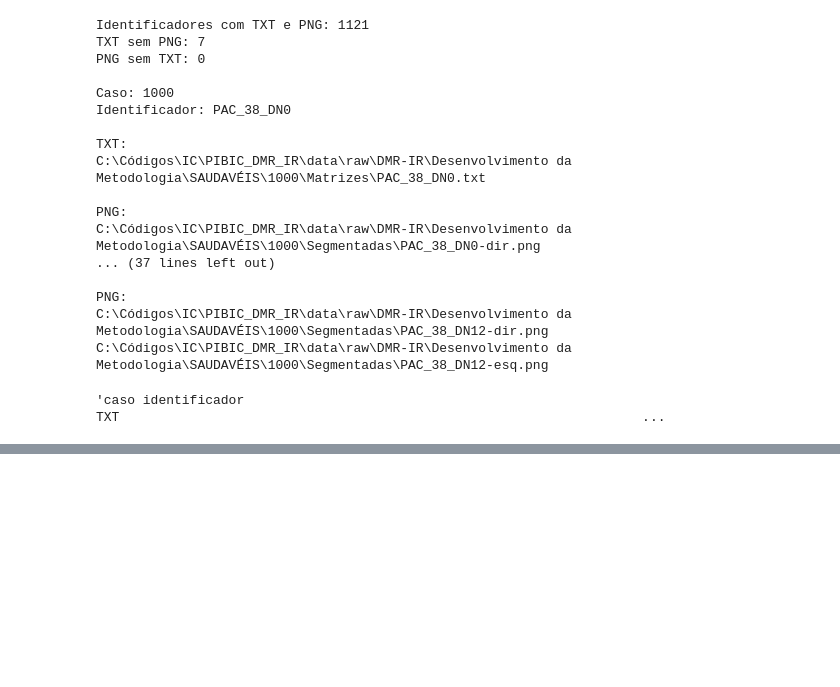
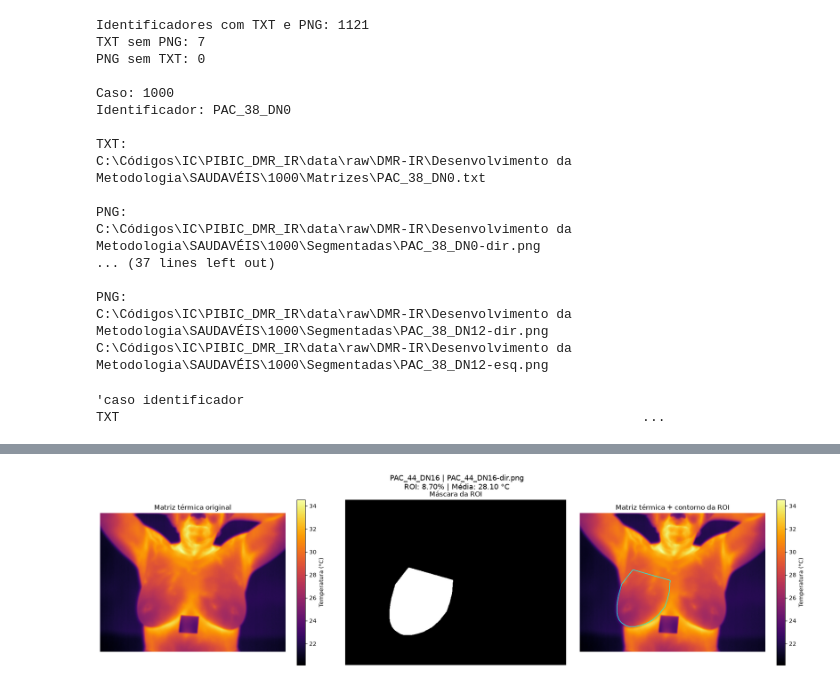
Before and after one commit to anaclaraxbj/PIBIC_DMR_IR, a Jupyter notebook: notebooks/exploração_inicial_DMR-IR.ipynb, the cells around one changed output, grey strips where cells are left out. Saved outputs shown, nothing was run; the diff lists cells and outputs as text; code cells hidden in the pictures; blank space fills up the shorter version.

```diff
--- a/notebooks/exploração_inicial_DMR-IR.ipynb
+++ b/notebooks/exploração_inicial_DMR-IR.ipynb
@@ -374,0 +732,94 @@ C:\Códigos\IC\PIBIC_DMR_IR\data\raw\DMR-IR\Desenvolvimento da Metodologia\SAUDA
+# %%
+import numpy as np
+import matplotlib.pyplot as plt
+from PIL import Image
+from pathlib import Path
+
+for _, registro in amostra_visual.iterrows():
+
+    identificador = registro["identificador"]
+    caso = str(registro["caso"])
+    nome_png = registro["PNG"]
+
+    # Localizar o registro correspondente
+    correspondencia = matching_df[
+        (matching_df["caso"].astype(str) == caso) &
+        (matching_df["identificador"] == identificador)
+    ]
+
+    if correspondencia.empty:
+        print(f"Correspondência não encontrada: {identificador}")
+        continue
+
+    linha = correspondencia.iloc[0]
+
+    # Localizar os caminhos dos arquivos
+    caminho_txt = Path(linha["TXT"][0])
+
+    caminho_png = next(
+        (Path(p) for p in linha["PNG"]
+         if Path(p).name == nome_png),
+        None
+    )
+
+    if caminho_png is None:
+        print(f"PNG não encontrado: {nome_png}")
+        continue
+
+    # Carregar matriz térmica
+    matriz = carregar_matriz_termica(caminho_txt)
+
+    # Carregar máscara
+    with Image.open(caminho_png) as imagem:
+        canal_L = np.array(imagem.convert("L"))
+
+    mascara = canal_L > 0
+
+    # Verificar dimensões
+    if matriz.shape != mascara.shape:
+        print(f"Dimensões incompatíveis: {identificador}")
+        print(matriz.shape, mascara.shape)
+        continue
+
+    # Criar sobreposição
+    roi_sobreposta = np.ma.masked_where(
+        ~mascara, matriz
+    )
+
+    # Plotar
+    fig, axes = plt.subplots(1, 3, figsize=(18, 5))
+
+    fig.suptitle(
+        f"{identificador} | {nome_png}\n"
+        f"ROI: {registro['proporcao_ROI']:.2%} | "
+        f"Média: {registro['media_C']:.2f} °C",
+        fontsize=13
+    )
+
+    # 1. Matriz térmica
+    im0 = axes[0].imshow(matriz, cmap="inferno")
+    axes[0].set_title("Matriz térmica original")
+    plt.colorbar(im0, ax=axes[0], label="Temperatura (°C)")
+
+    # 2. Máscara
+    axes[1].imshow(mascara, cmap="gray")
+    axes[1].set_title("Máscara da ROI")
+
+    # 3. Sobreposição
+    im2 = axes[2].imshow(matriz, cmap="inferno")
+    axes[2].contour(
+        mascara.astype(float),
+        levels=[0.5],
+        colors="cyan",
+        linewidths=1
+    )
+    axes[2].set_title("Matriz térmica + contorno da ROI")
+    plt.colorbar(im2, ax=axes[2], label="Temperatura (°C)")
+
+    for ax in axes:
+        ax.axis("off")
+
+    plt.tight_layout()
+    plt.show()
+# %% [output]
+[figure, added]
```
Also changed, not shown: parts of 18 cells of this notebook, 5 other files.
